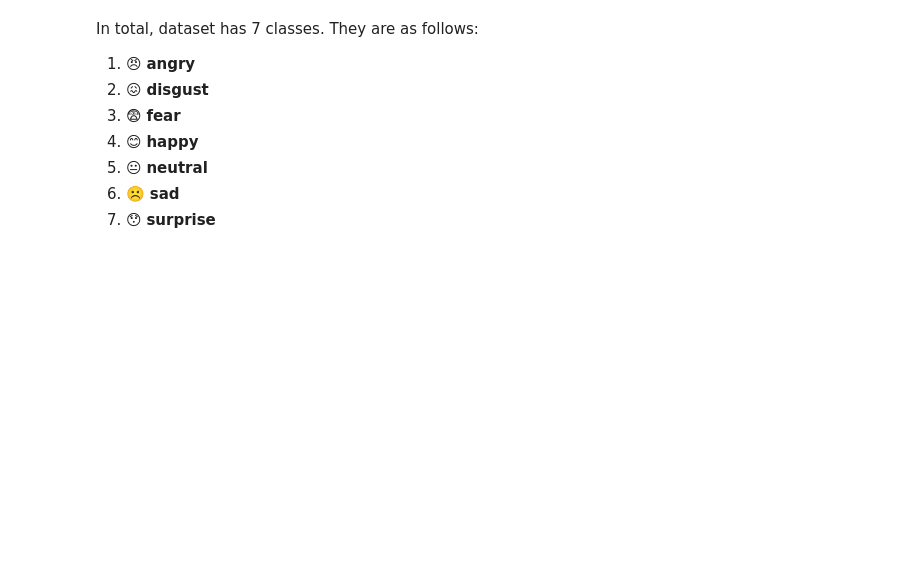
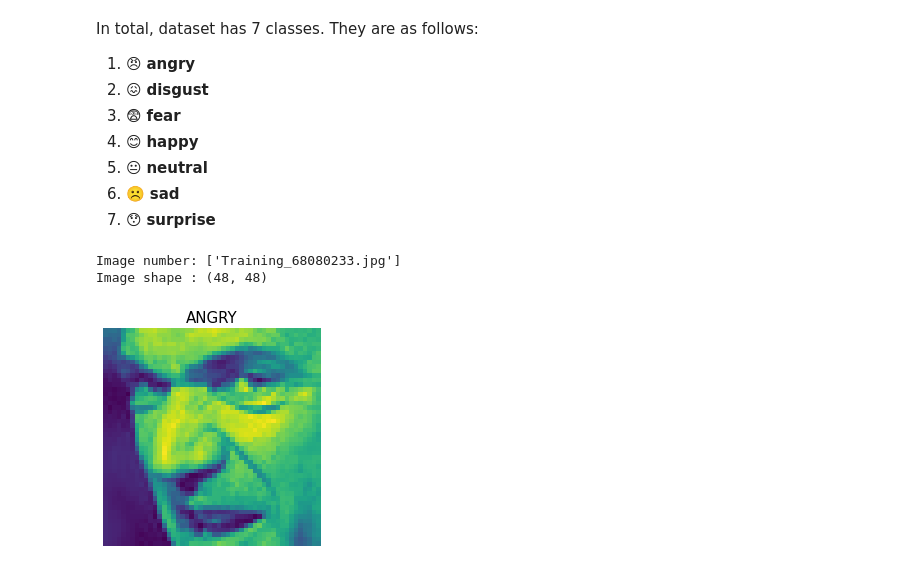
Before and after one commit to Arka1212/Live-Class-Monitoring-System-Face-Emotion-Recognition, a Jupyter notebook: Live_Class_Monitoring_System_(Face_Emotion_Recognition).ipynb, the cells around one changed output. Drawn from its saved outputs; the diff is of its cells as text; code cells hidden in the pictures; blank space fills up the shorter version.

```diff
--- a/Live_Class_Monitoring_System_(Face_Emotion_Recognition).ipynb
+++ b/Live_Class_Monitoring_System_(Face_Emotion_Recognition).ipynb
@@ -106,3 +108,36 @@ In total, dataset has 7 classes. They are as follows:
 5. 😐 **neutral**
 6. ☹️ **sad**
 7. 😯 **surprise**
+# %%
+# Creating test and train directories.
+test_dir = '/content/test'
+train_dir = '/content/train'
+# %%
+# Creating a helper function to visualise the images.
+def view_random_images(target_directory, target_class):
+  '''
+  Follows through the target directory and target folder and gets a random image printed from the respective directory.
+  '''
+  target_folder = target_directory + '/' + target_class
+
+  # Getting a random image from the target folder.
+  random_image = random.sample(os.listdir(target_folder),1)
+  print(f'Image number: {random_image}')
+
+  # Reading and plotting the image.
+  img = mpimg.imread(target_folder + '/' + random_image[0])
+  plt.imshow(img)
+  plt.title(target_class.upper(), fontsize = 15)
+  plt.axis('off')
+
+  # Printing the shape of the image.
+  print(f'Image shape : {img.shape}')
+
+  return img
+# %%
+# Viewing random images of 'angry' class.
+angry_img = view_random_images(train_dir,'angry')
+# %% [output]
+Image number: ['Training_68080233.jpg']
+Image shape : (48, 48)
+[figure, added]
```
Also changed, not shown: parts of 8 cells of this notebook.
